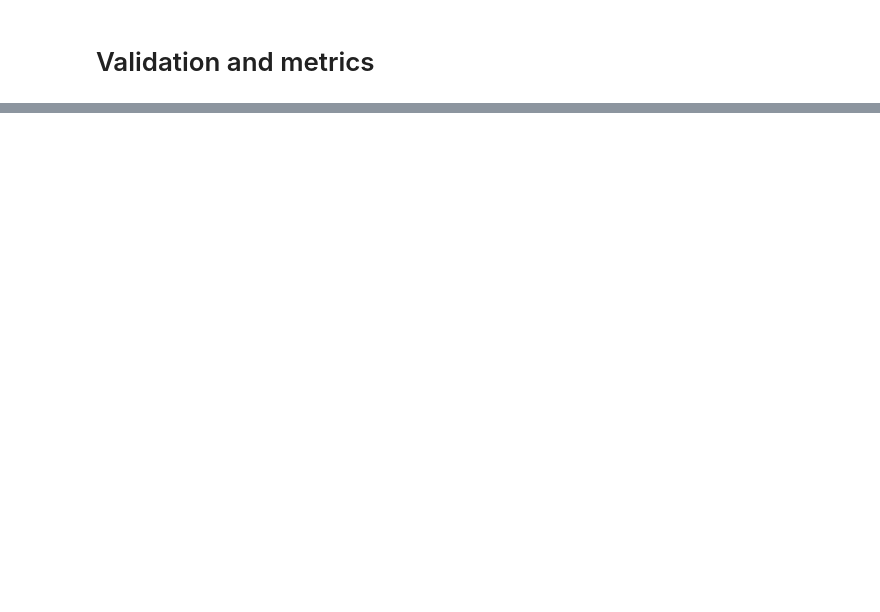
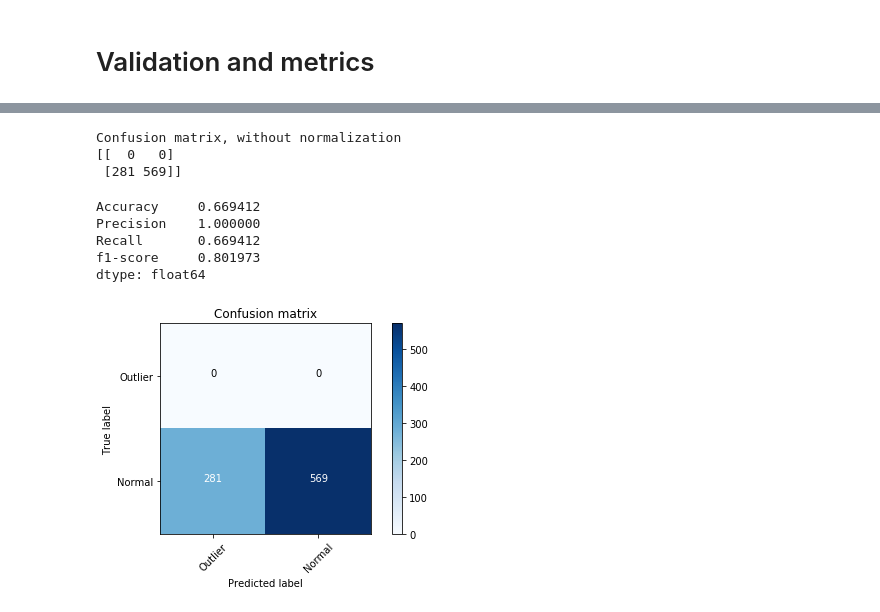
Before and after one commit to DEKHTIARJonathan/DeepOneClass, a Jupyter notebook: source_files/training.ipynb, the cells around one changed output, grey strips where cells are left out. Drawn from its saved outputs; the diff is of its cells as text; code cells hidden in the pictures; blank space fills up the shorter version.

```diff
--- a/source_files/training.ipynb
+++ b/source_files/training.ipynb
@@ -167,0 +211,13 @@ df.plot.hist()
+# %%
+from validation import evaluation_summary
+evaluation_summary(y_train, train_predicted_classes, plot_cm=True)
+# %% [output]
+Confusion matrix, without normalization
+[[  0   0]
+ [281 569]]
+Accuracy     0.669412
+Precision    1.000000
+Recall       0.669412
+f1-score     0.801973
+dtype: float64
+[figure, added]
```
Also changed, not shown: parts of 15 cells of this notebook.
